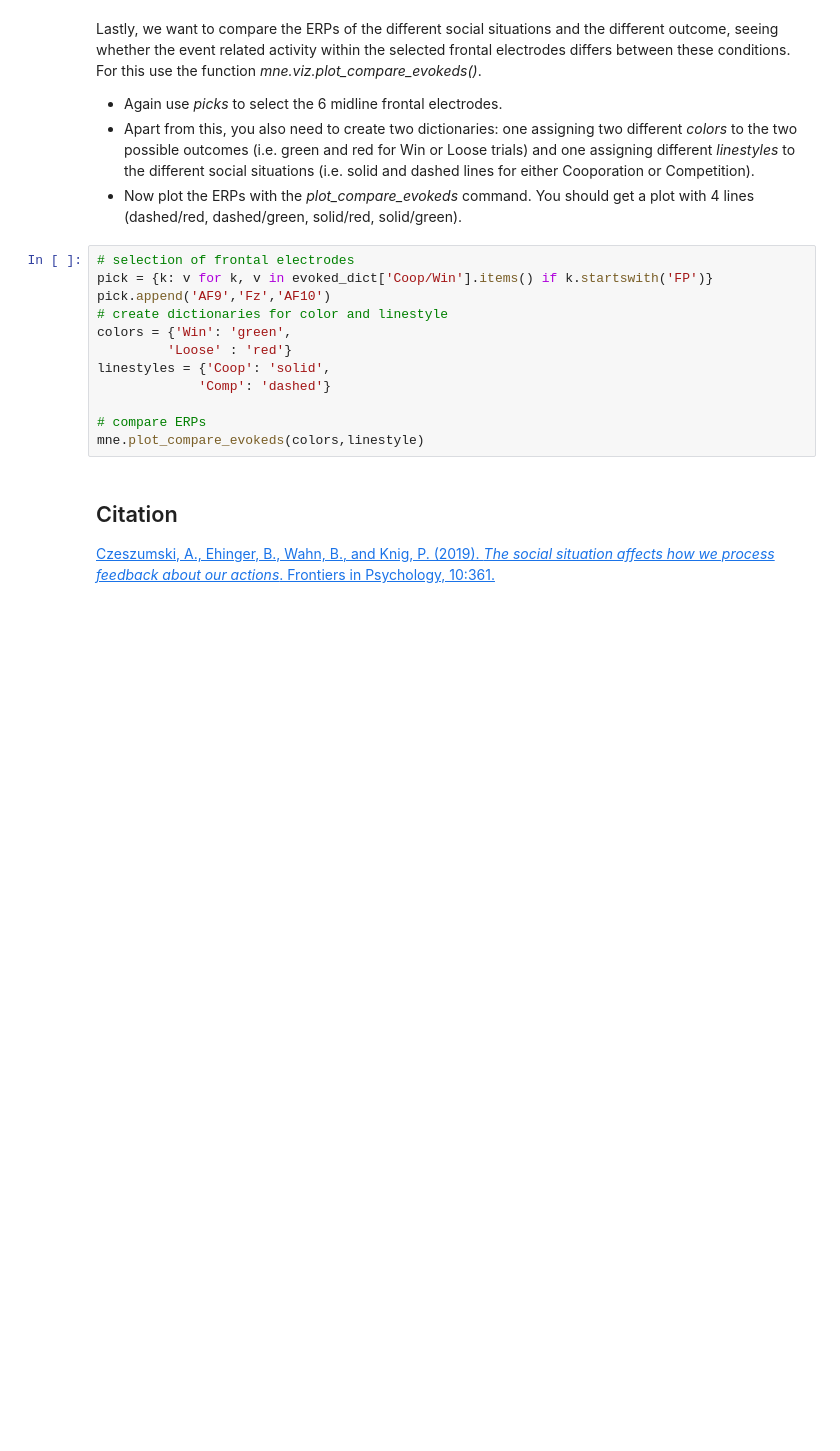
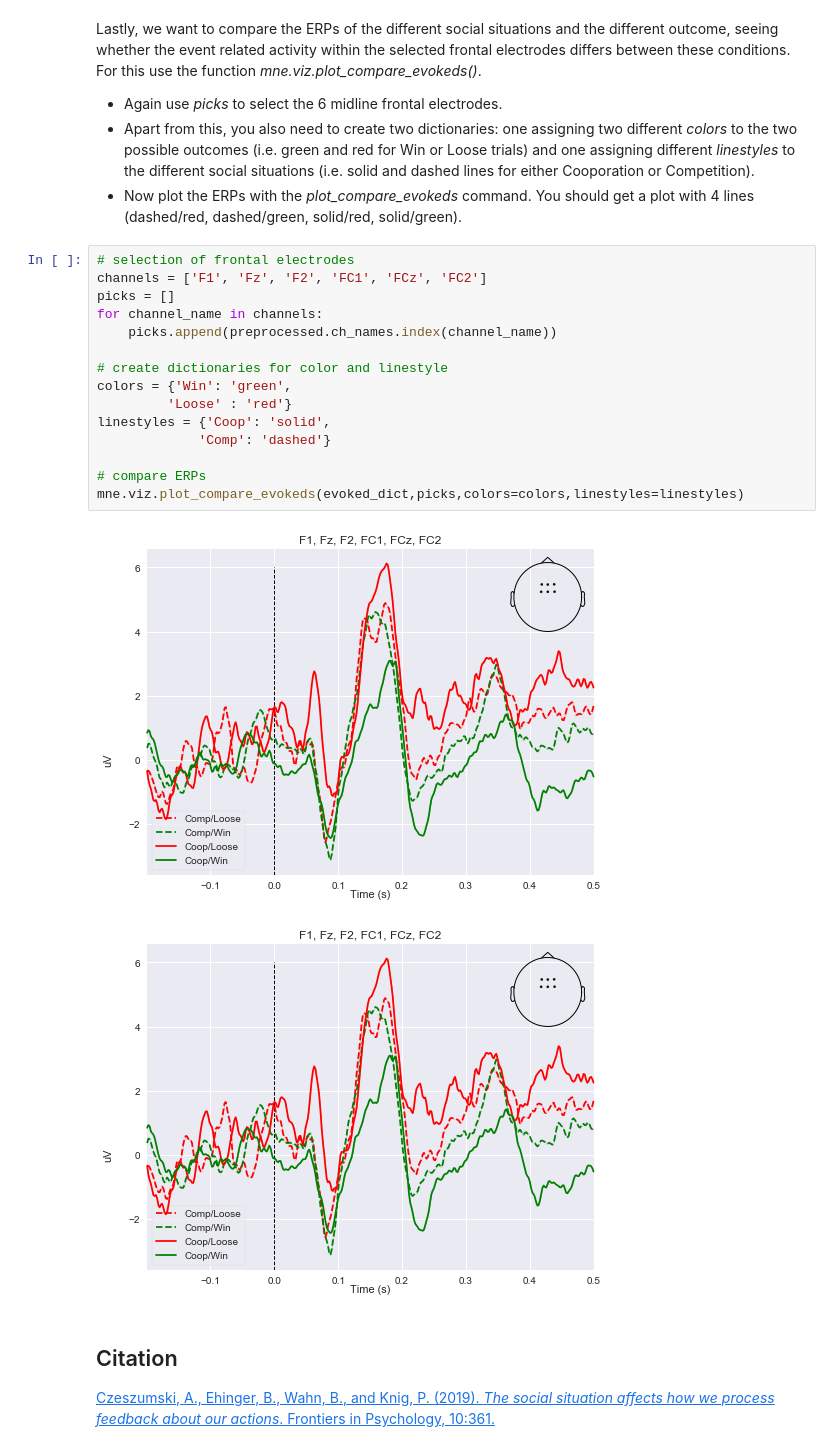
Before and after one commit to NBP-ACC/week-10-acc_9, a Jupyter notebook: Sheet08.ipynb, the cells around one changed output. Saved outputs shown, nothing was run; the diff lists cells and outputs as text; blank space fills up the shorter version.

```diff
--- a/Sheet08.ipynb
+++ b/Sheet08.ipynb
@@ -323,16 +337,22 @@ Lastly, we want to compare the ERPs of the different social situations and the d
 - Now plot the ERPs with the *plot_compare_evokeds* command. You should get a plot with 4 lines (dashed/red, dashed/green, solid/red, solid/green).
 # %%
 # selection of frontal electrodes
-pick = {k: v for k, v in evoked_dict['Coop/Win'].items() if k.startswith('FP')}
-pick.append('AF9','Fz','AF10')
+channels = ['F1', 'Fz', 'F2', 'FC1', 'FCz', 'FC2']
+picks = []
+for channel_name in channels:
+    picks.append(preprocessed.ch_names.index(channel_name))
+
 # create dictionaries for color and linestyle
 colors = {'Win': 'green',
          'Loose' : 'red'}
 linestyles = {'Coop': 'solid',
              'Comp': 'dashed'}
 
 # compare ERPs
-mne.plot_compare_evokeds(colors,linestyle)
+mne.viz.plot_compare_evokeds(evoked_dict,picks,colors=colors,linestyles=linestyles)
+# %% [output]
+[figure, added]
+[figure, added]
 # %% [markdown]
 ## Citation
 
```
Also changed, not shown: parts of 7 cells of this notebook.
